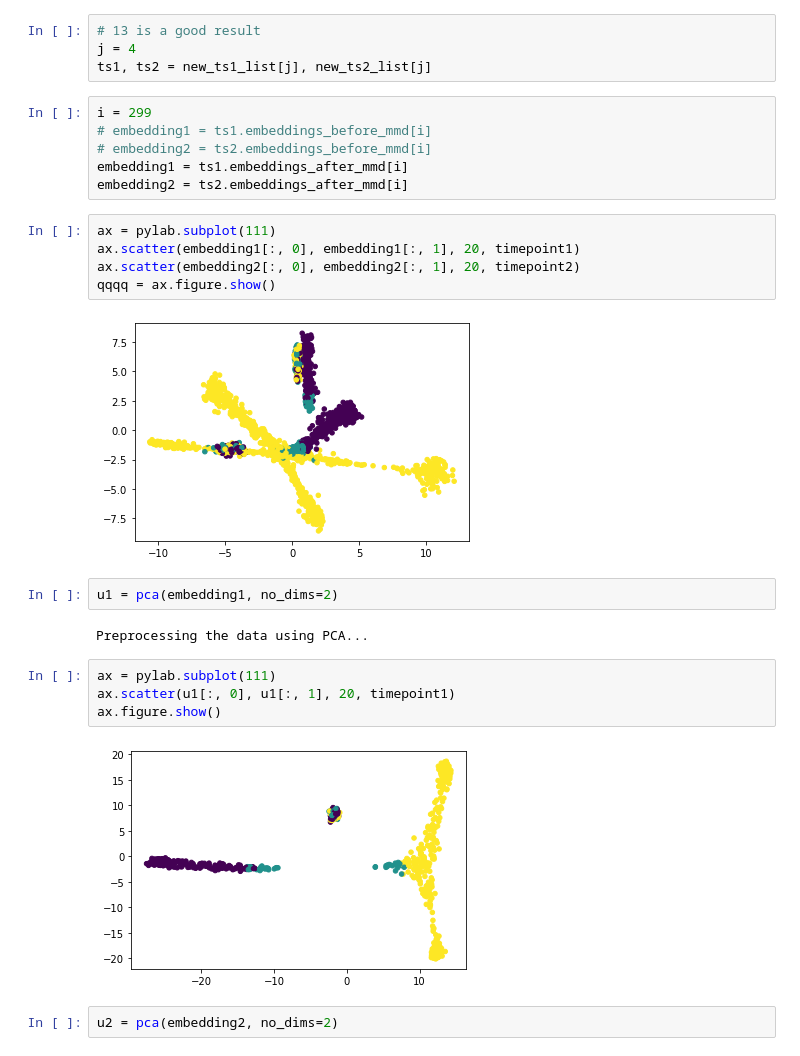
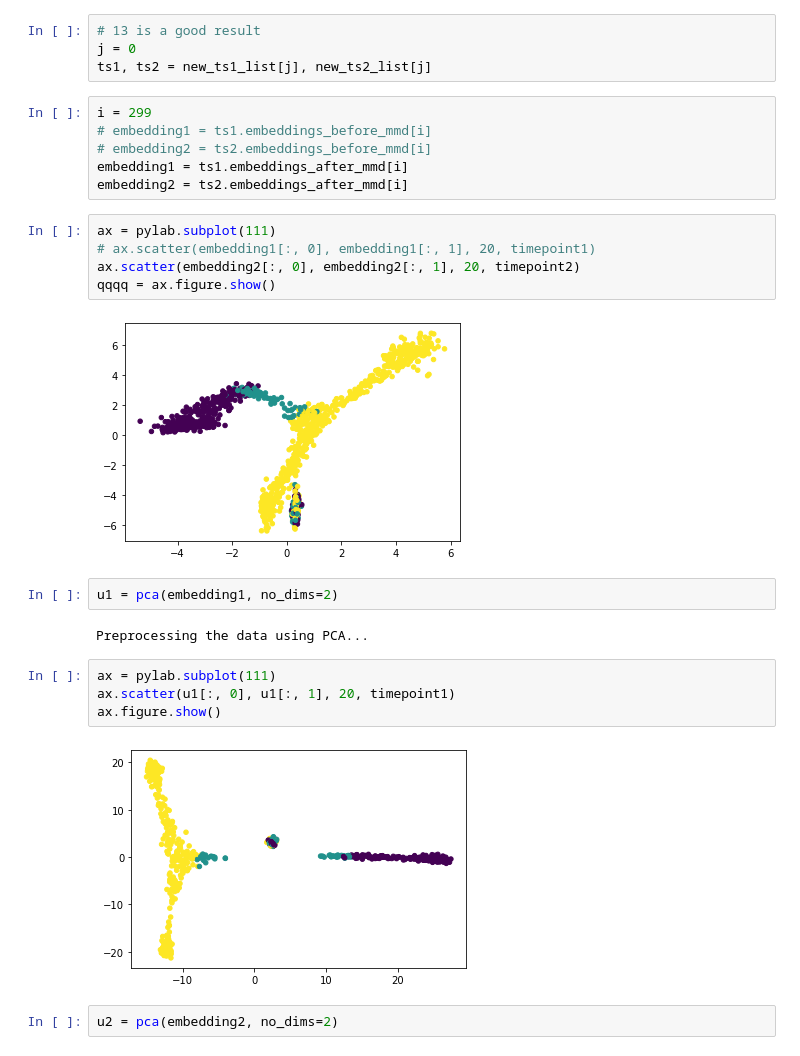
Before and after one commit to EhsanKA/Multimodal_tSNE_MMD, a Jupyter notebook: tsne_fix_initialization.ipynb, the cells around one changed output. Saved outputs shown, nothing was run; the diff lists cells and outputs as text.

```diff
--- a/tsne_fix_initialization.ipynb
+++ b/tsne_fix_initialization.ipynb
@@ -459,7 +459,7 @@ Iteration 300: error is 0.291121
 # ts1_list_1[0].Y, ts2_list_2[0].Y
 # %%
 # 13 is a good result
-j = 4
+j = 0
 ts1, ts2 = new_ts1_list[j], new_ts2_list[j]
 # %%
 i = 299
@@ -469,11 +469,11 @@ embedding1 = ts1.embeddings_after_mmd[i]
 embedding2 = ts2.embeddings_after_mmd[i]
 # %%
 ax = pylab.subplot(111)
-ax.scatter(embedding1[:, 0], embedding1[:, 1], 20, timepoint1)
+# ax.scatter(embedding1[:, 0], embedding1[:, 1], 20, timepoint1)
 ax.scatter(embedding2[:, 0], embedding2[:, 1], 20, timepoint2)
 qqqq = ax.figure.show()
 # %% [output]
-[figure, old version]
+[figure, new version]
 # %%
 u1 = pca(embedding1, no_dims=2)
 # %% [output]
@@ -483,7 +483,7 @@ ax = pylab.subplot(111)
 ax.scatter(u1[:, 0], u1[:, 1], 20, timepoint1)
 ax.figure.show()
 # %% [output]
-[figure, old version]
+[figure, new version]
 # %%
 u2 = pca(embedding2, no_dims=2)
 # %% [output]
```
Also changed, not shown: parts of 1 cell of this notebook.
